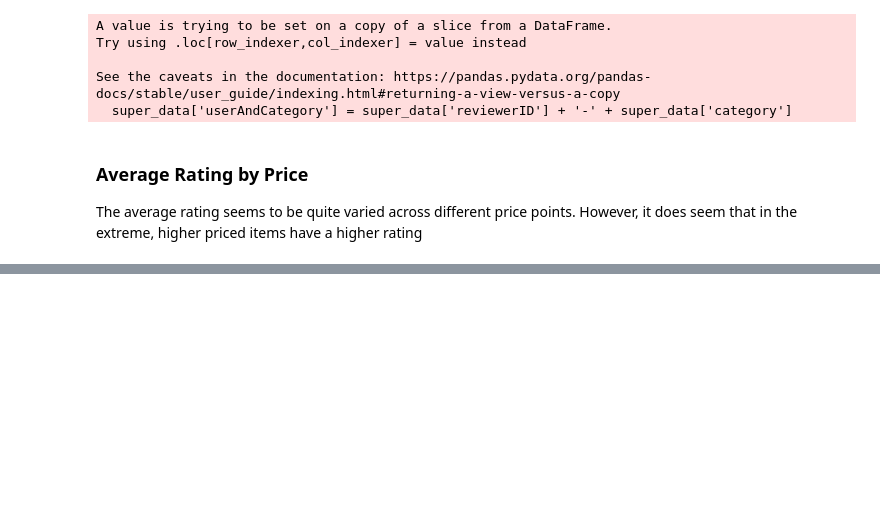
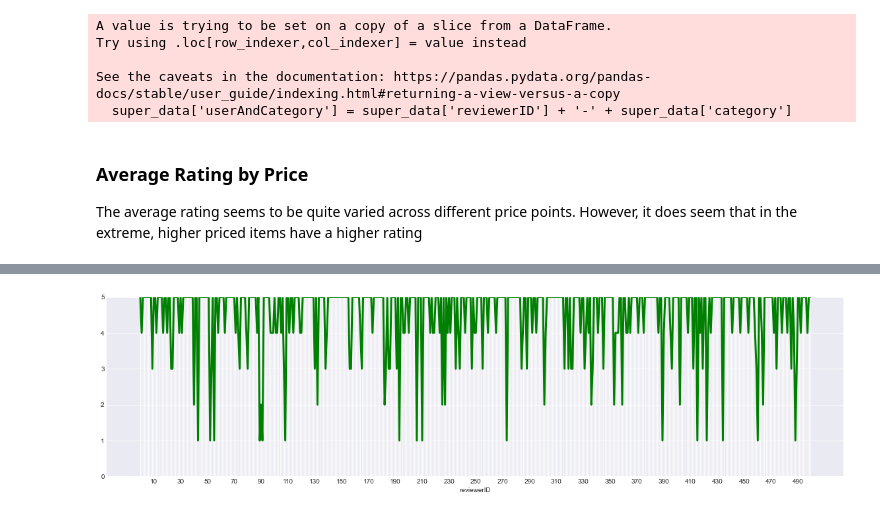
Before and after one commit to MattB17/AmazonRecommenderSystem, a Jupyter notebook: Exploration.ipynb, the cells around one changed output, grey strips where cells are left out. Cells and saved outputs as stored; diff of their text form; code cells hidden in the pictures; blank space fills up the shorter version.

```diff
--- a/Exploration.ipynb
+++ b/Exploration.ipynb
@@ -225,0 +280,15 @@ plt.show()
+# %%
+grouped_users = analysis_df.groupby(analysis_df['reviewerID'])['overall'].mean()
+# %%
+grouped_user_count = analysis_df.groupby(analysis_df['reviewerID'])['overall'].count()
+grouped_user_count = grouped_user_count.sort_values()
+
+infrequent_raters = grouped_user_count[:500].index
+frequent_raters = grouped_user_count[-500:].index
+
+infrequent_rater_ratings = grouped_users[grouped_users.index.isin(infrequent_raters)]
+frequent_rater_ratings = grouped_users[grouped_users.index.isin(frequent_raters)]
+# %%
+visualize_grouped_ratings(infrequent_rater_ratings)
+# %% [output]
+[figure, added]
```
Also changed, not shown: parts of 12 cells of this notebook, 3 other files.
